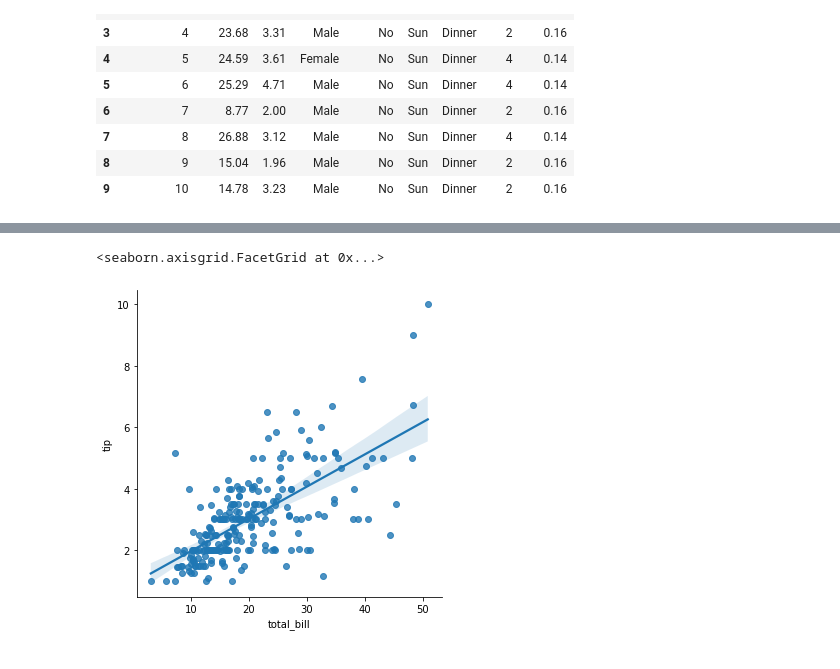
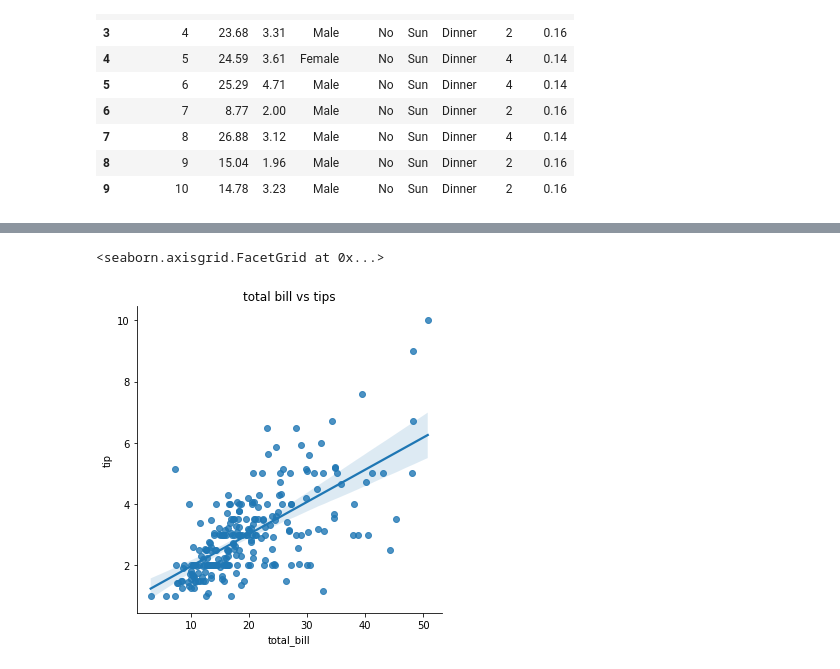
Before and after one commit to majockster/comp333-assignment1, a Jupyter notebook: comp333-assignment1.ipynb, the cells around one changed output, grey strips where cells are left out. Drawn from its saved outputs; the diff is of its cells as text; code cells hidden in the pictures.

```diff
--- a/comp333-assignment1.ipynb
+++ b/comp333-assignment1.ipynb
@@ -55,7 +69,6 @@ Text(0, 0.5, 'Count')
 # %%
 #Scatter plot total bill vs tips
-# fig3 = data_frame.plot.scatter(x = 'total_bill', y = 'tip')
-sns.lmplot(x='total_bill', y='tip', data=data_frame, fit_reg=True)
+sns.lmplot(x='total_bill', y='tip', data=data_frame, fit_reg=True).set(title='total bill vs tips')
 # %% [output]
 <seaborn.axisgrid.FacetGrid at 0x...>
-[figure, old version]
+[figure, new version]
```
Also changed, not shown: parts of 8 cells of this notebook.
